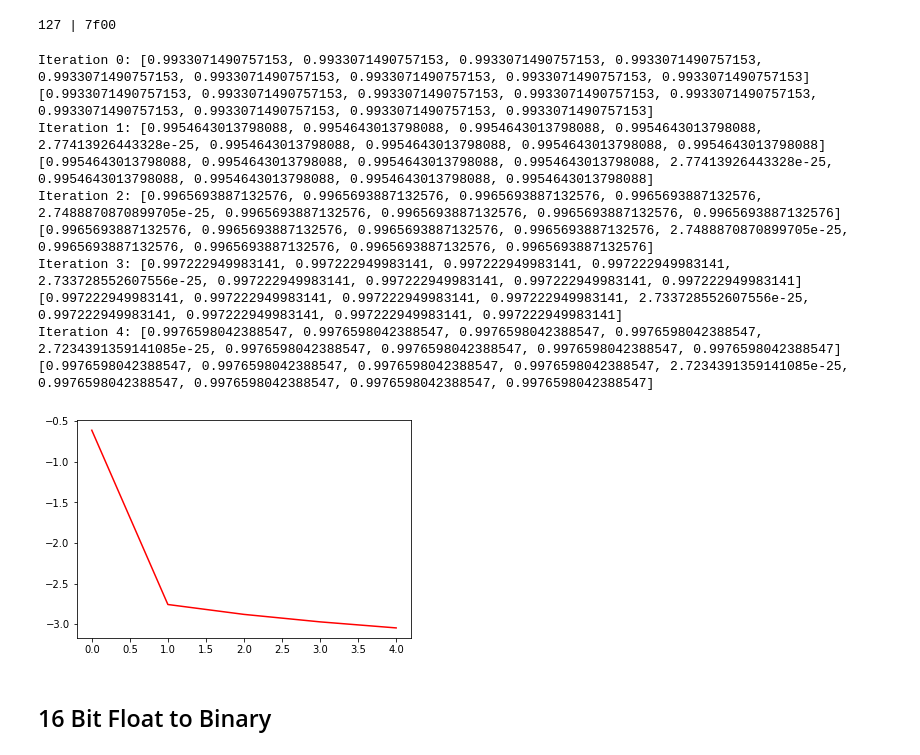
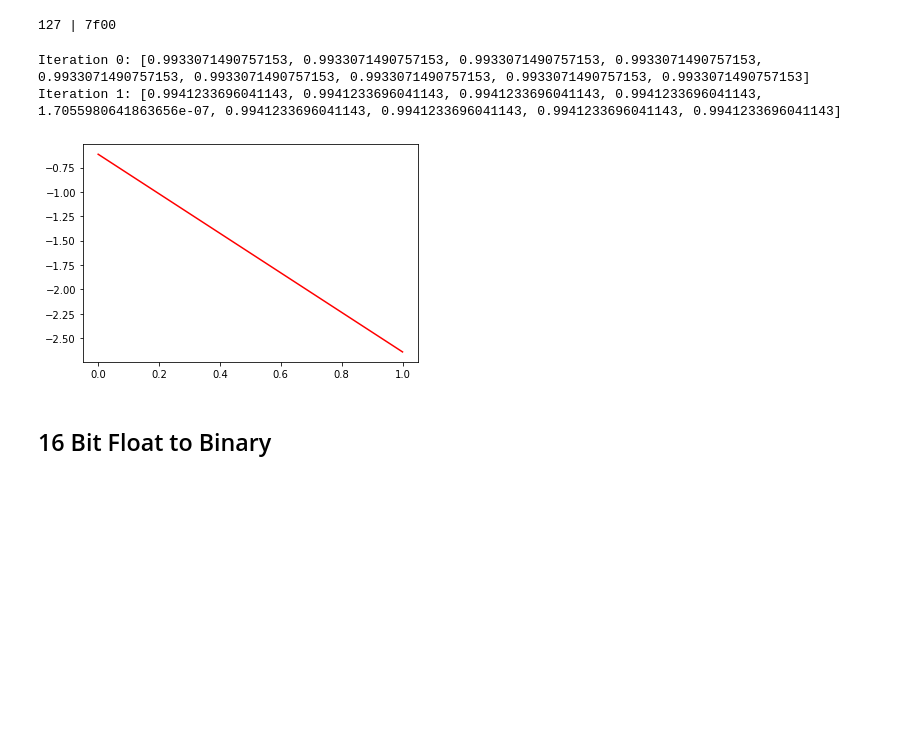
Before and after one commit to Arycast/AutoEncoder_dumbo, a Jupyter notebook: main.ipynb, the cells around one changed output. Cells and saved outputs as stored; diff of their text form; code cells hidden in the pictures; blank space fills up the shorter version.

```diff
--- a/main.ipynb
+++ b/main.ipynb
@@ -171,9 +171,9 @@ def foward_propagation(pixel_input,weight_input,weight_output,bias_input,bias_ou
   for iteration in range (0,9):
     non_activated_output[iteration] = encoded_1_activated*weight_output[0][iteration] + encoded_2_activated*weight_output[1][iteration]+ bias_output[iteration]
     pixel_output[iteration] = sigmoid(non_activated_output[iteration])
-    # float_to_hex(non_activated_output[iteration])
-    # float_to_hex(pixel_output[iteration])
-    # print("----------------------------------------", iteration)
+   #  float_to_hex(non_activated_output[iteration])
+   #  float_to_hex(pixel_output[iteration])
+   #  print("----------------------------------------", iteration)
 
   #         a^3          z1^2      z2^2          z^3                     a1^2              a2^2
   return pixel_output,encoded_1,encoded_2,non_activated_output,encoded_1_activated,encoded_2_activated
@@ -188,7 +188,7 @@ def backward_propagation(pixel_input,weight_input,weight_output,bias_input,bias_
     error_middle_layer = [0.0,0.0]
     d_weight_input = [[0.0,0.0,0.0,0.0,0.0,0.0,0.0,0.0,0.0],[0.0,0.0,0.0,0.0,0.0,0.0,0.0,0.0,0.0]]
     d_bias_input = [0.0,0.0]
-    learning_rate = 1.5
+    learning_rate = 0.5
 
 
     for iteration in range (0,9):
@@ -223,8 +223,8 @@ def backward_propagation(pixel_input,weight_input,weight_output,bias_input,bias_
       updated_weight_input[1][iteration] = weight_input[1][iteration]- learning_rate*d_weight_input[1][iteration]
       updated_bias_output[iteration] = bias_output[iteration]- learning_rate*d_bias_output[iteration]
 
-    # print(learning_rate*d_weight_output[0][8])
-    # print(learning_rate*d_weight_output[1][8])
+   #  print(learning_rate*d_weight_output[0][8])
+   #  print(learning_rate*d_weight_output[1][8])
 
     updated_bias_input[0] = bias_input[0]-learning_rate*d_bias_input[0]
     updated_bias_input[1] = bias_input[1]-learning_rate*d_bias_input[1]
@@ -240,7 +240,7 @@ def cross_entropy_error(data_in,data_out): #cross entropy for measurement
 
 #main section
 
-training_number = 5
+training_number = 2
 error_history =[]
 temporary_error_history = 0
 x_scale = []
@@ -248,46 +248,38 @@ x_scale = []
 
 #declaration and initial
 #pixel_input,weight_input,weight_output,bias_input,bias_output
 pixel_input = [1,1,1,1,0,1,1,1,1]
-pixel_output = [0.5,0.5,0.5,0.5,0.5,0.5,0.5,0.5,0.5]
+pixel_output = [0,0,0,0,0,0,0,0,0]
 
 # weight_input = [[1.3725,0.2184,1.1919,-0.3476,1.9446,0.0867,1.4450,-0.0088,1.3885],[0.8603,1.6803,0.4377,2.2810,-1.0389,2.0551,0.1210,1.7158,0.1502]]
 weight_input = [[0.5,0.5,0.5,0.5,0.5,0.5,0.5,0.5,0.5],[0.5,0.5,0.5,0.5,0.5,0.5,0.5,0.5,0.5]]
 
 # weight_output = [[0.3910,0.0356,0.5649,0.2035,0.3206,0.3766,0.1841,0.1040,0.4549],[0.1959,0.3785,0.9305,0.7602,0.7708,0.5967,0.7916,0.8103,0.9806]]
 weight_output = [[0.5,0.5,0.5,0.5,0.5,0.5,0.5,0.5,0.5],[0.5,0.5,0.5,0.5,0.5,0.5,0.5,0.5,0.5]]
 
 bias_input = [0.5,0.5]
 bias_output =  [0.5,0.5,0.5,0.5,0.5,0.5,0.5,0.5,0.5]
 
 for training in range(0,training_number):
   weight_output,weight_input,bias_input,bias_output,pixel_output,test = backward_propagation(pixel_input,weight_input,weight_output,bias_input,bias_output)
   temporary_error_history = cross_entropy_error(pixel_input,pixel_output)
   error_history.append(math.log(temporary_error_history,10))
   x_scale.append(training)
-  # if (training == 0): print(pixel_output)
+#   if (training == 0): print(pixel_output)
   print(f"Iteration {training}: {pixel_output}")
+
 
 plt.plot(x_scale,error_history, color="red")
 plt.show()
 plt.close()
-
 # print(weight_output[0])
 # print(weight_output[1])
 # print(weight_input)
 # print(test)
 # %% [output]
 Iteration 0: [0.9933071490757153, 0.9933071490757153, 0.9933071490757153, 0.9933071490757153, 0.9933071490757153, 0.9933071490757153, 0.9933071490757153, 0.9933071490757153, 0.9933071490757153]
-[0.9933071490757153, 0.9933071490757153, 0.9933071490757153, 0.9933071490757153, 0.9933071490757153, 0.9933071490757153, 0.9933071490757153, 0.9933071490757153, 0.9933071490757153]
-Iteration 1: [0.9954643013798088, 0.9954643013798088, 0.9954643013798088, 0.9954643013798088, 2.77413926443328e-25, 0.9954643013798088, 0.9954643013798088, 0.9954643013798088, 0.9954643013798088]
-[0.9954643013798088, 0.9954643013798088, 0.9954643013798088, 0.9954643013798088, 2.77413926443328e-25, 0.9954643013798088, 0.9954643013798088, 0.9954643013798088, 0.9954643013798088]
-Iteration 2: [0.9965693887132576, 0.9965693887132576, 0.9965693887132576, 0.9965693887132576, 2.7488870870899705e-25, 0.9965693887132576, 0.9965693887132576, 0.9965693887132576, 0.9965693887132576]
-[0.9965693887132576, 0.9965693887132576, 0.9965693887132576, 0.9965693887132576, 2.7488870870899705e-25, 0.9965693887132576, 0.9965693887132576, 0.9965693887132576, 0.9965693887132576]
-Iteration 3: [0.997222949983141, 0.997222949983141, 0.997222949983141, 0.997222949983141, 2.733728552607556e-25, 0.997222949983141, 0.997222949983141, 0.997222949983141, 0.997222949983141]
-[0.997222949983141, 0.997222949983141, 0.997222949983141, 0.997222949983141, 2.733728552607556e-25, 0.997222949983141, 0.997222949983141, 0.997222949983141, 0.997222949983141]
-Iteration 4: [0.9976598042388547, 0.9976598042388547, 0.9976598042388547, 0.9976598042388547, 2.7234391359141085e-25, 0.9976598042388547, 0.9976598042388547, 0.9976598042388547, 0.9976598042388547]
-[0.9976598042388547, 0.9976598042388547, 0.9976598042388547, 0.9976598042388547, 2.7234391359141085e-25, 0.9976598042388547, 0.9976598042388547, 0.9976598042388547, 0.9976598042388547]
+Iteration 1: [0.9941233696041143, 0.9941233696041143, 0.9941233696041143, 0.9941233696041143, 1.7055980641863656e-07, 0.9941233696041143, 0.9941233696041143, 0.9941233696041143, 0.9941233696041143]
-[figure, old version]
+[figure, new version]
 # %% [markdown]
 ## 16 Bit Float to Binary
 # %%
```
